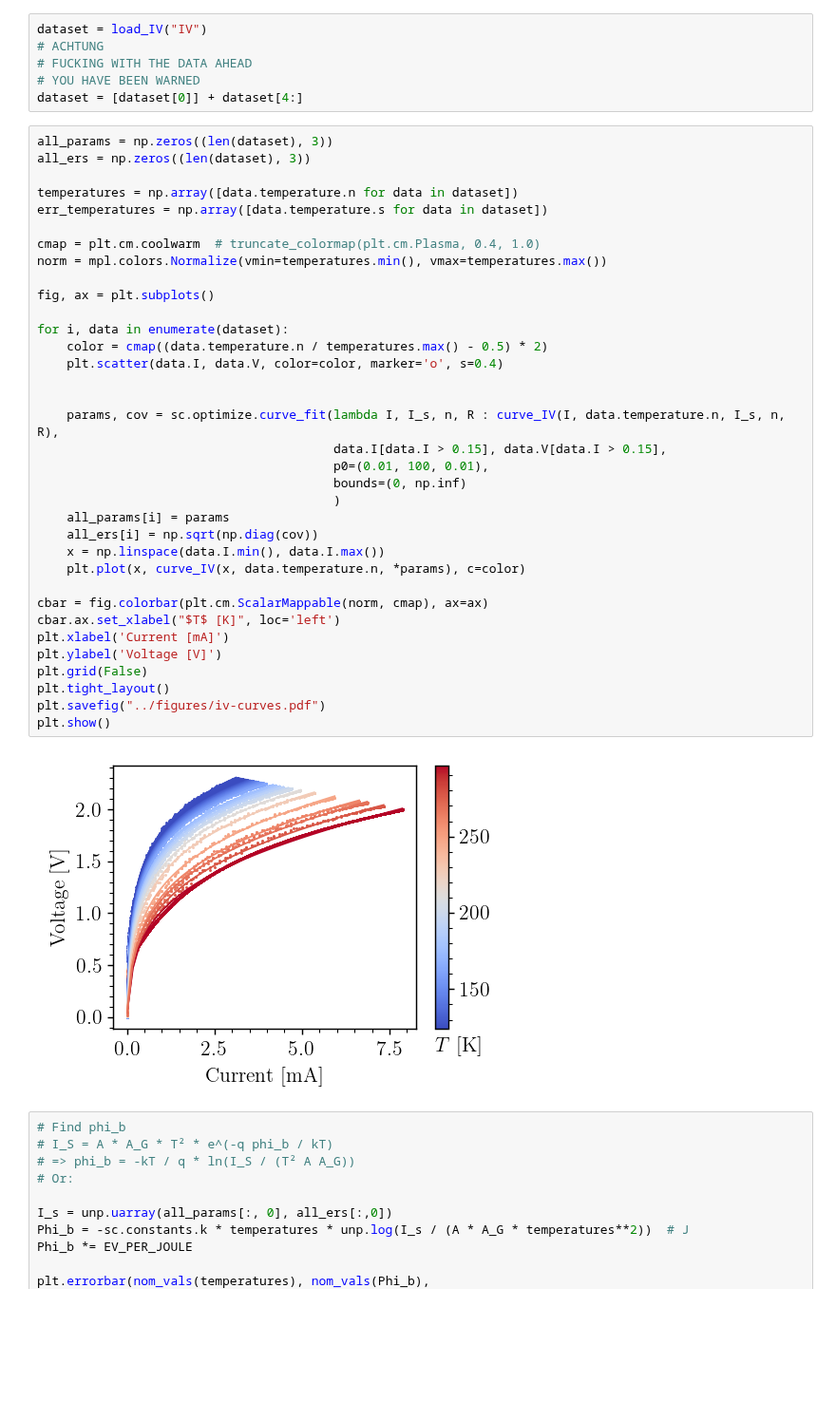
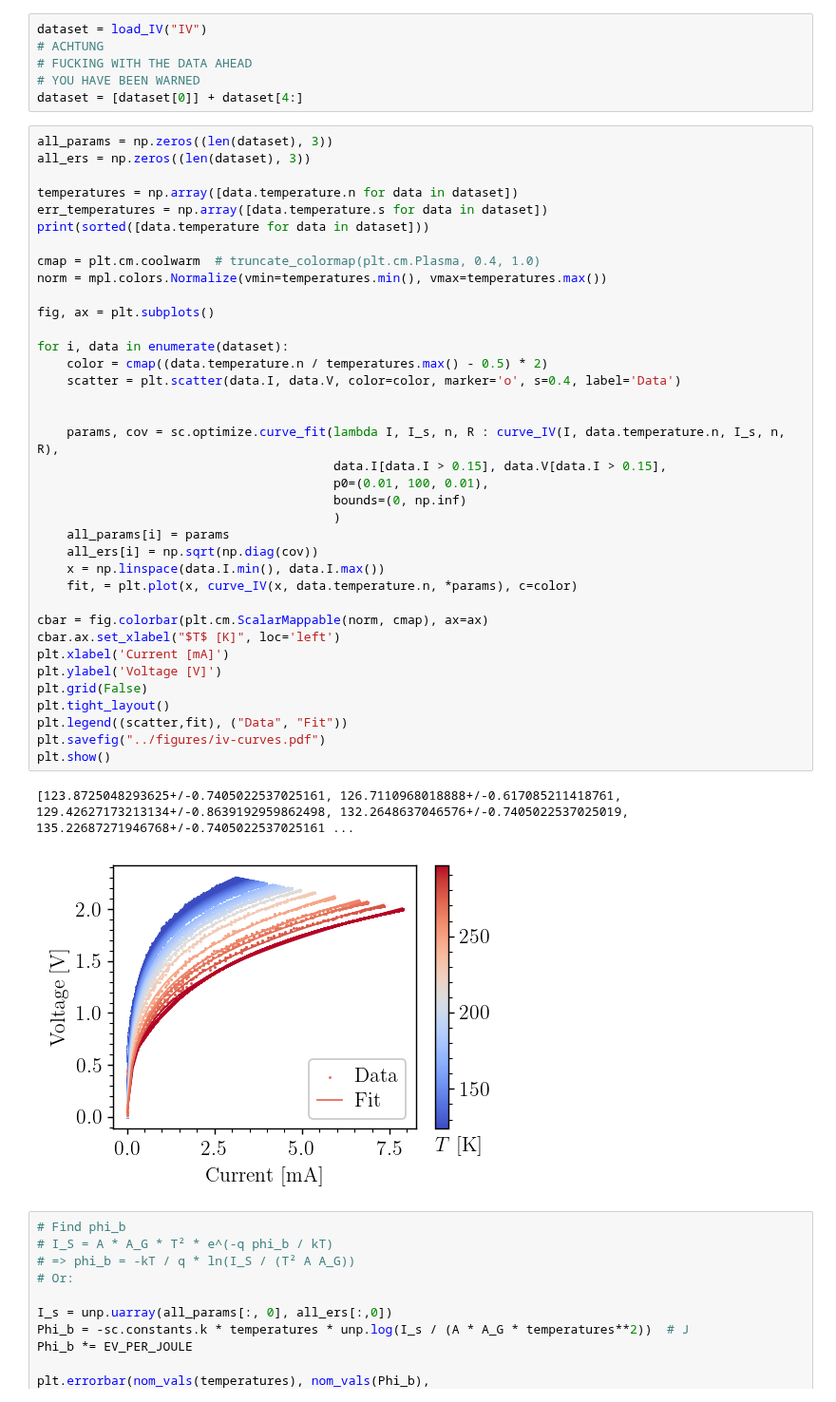
Before and after one commit to TomVdt/TPIII, a Jupyter notebook: 06-photoemission-interne/analyse/exp1.ipynb, the cells around one changed output. Shown at 95% size. Cells and saved outputs as stored; diff of their text form; blank space fills up the shorter version.

```diff
--- a/06-photoemission-interne/analyse/exp1.ipynb
+++ b/06-photoemission-interne/analyse/exp1.ipynb
@@ -36,37 +36,40 @@ all_ers = np.zeros((len(dataset), 3))
 
 temperatures = np.array([data.temperature.n for data in dataset])
 err_temperatures = np.array([data.temperature.s for data in dataset])
+print(sorted([data.temperature for data in dataset]))
 
 cmap = plt.cm.coolwarm  # truncate_colormap(plt.cm.Plasma, 0.4, 1.0)
 norm = mpl.colors.Normalize(vmin=temperatures.min(), vmax=temperatures.max())
 
 fig, ax = plt.subplots()
 
 for i, data in enumerate(dataset):
     color = cmap((data.temperature.n / temperatures.max() - 0.5) * 2)
-    plt.scatter(data.I, data.V, color=color, marker='o', s=0.4)
+    scatter = plt.scatter(data.I, data.V, color=color, marker='o', s=0.4, label='Data')
 
 
     params, cov = sc.optimize.curve_fit(lambda I, I_s, n, R : curve_IV(I, data.temperature.n, I_s, n, R),
                                         data.I[data.I > 0.15], data.V[data.I > 0.15],
                                         p0=(0.01, 100, 0.01),
                                         bounds=(0, np.inf)
                                         )
     all_params[i] = params
     all_ers[i] = np.sqrt(np.diag(cov))
     x = np.linspace(data.I.min(), data.I.max())
-    plt.plot(x, curve_IV(x, data.temperature.n, *params), c=color)
+    fit, = plt.plot(x, curve_IV(x, data.temperature.n, *params), c=color)
 
 cbar = fig.colorbar(plt.cm.ScalarMappable(norm, cmap), ax=ax)
 cbar.ax.set_xlabel("$T$ [K]", loc='left')
 plt.xlabel('Current [mA]')
 plt.ylabel('Voltage [V]')
 plt.grid(False)
 plt.tight_layout()
+plt.legend((scatter,fit), ("Data", "Fit"))
 plt.savefig("../figures/iv-curves.pdf")
 plt.show()
 # %% [output]
+[123.8725048293625+/-0.7405022537025161, 126.7110968018888+/-0.617085211418761, 129.42627173213134+/-0.8639192959862498, 132.2648637046576+/-0.7405022537025019, 135.22687271946768+/-0.7405022537025161 ...
-[figure, old version]
+[figure, new version]
 # %%
 # Find phi_b
 # I_S = A * A_G * T² * e^(-q phi_b / kT)
```
Also changed, not shown: parts of 2 cells of this notebook, 14 other files.
